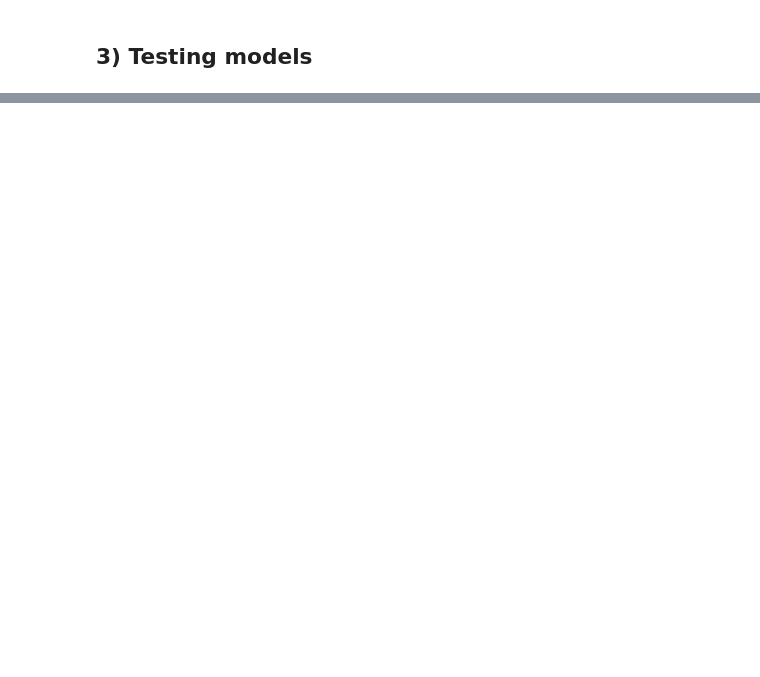
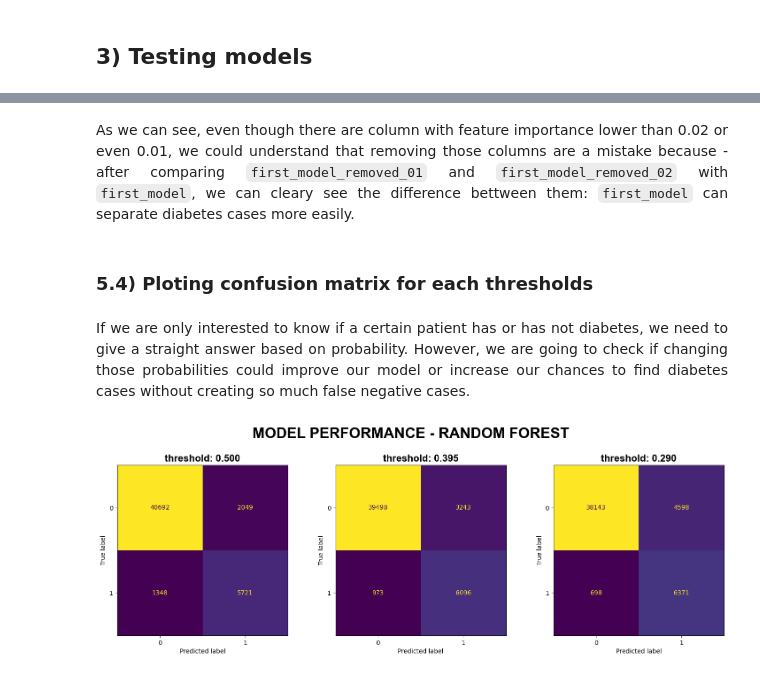
Before and after one commit to TulioInoue/diabetes_study, a Jupyter notebook: training.ipynb, the cells around one changed output, grey strips where cells are left out. Cells and saved outputs as stored; diff of their text form; code cells hidden in the pictures; blank space fills up the shorter version.

```diff
--- a/training.ipynb
+++ b/training.ipynb
@@ -334,0 +555,53 @@ cm_plot.plot()
+# %% [markdown]
+<p align="justify">As we can see, even though there are column with feature importance lower than 0.02 or even 0.01, we could understand that removing those columns are a mistake because - after comparing <code>first_model_removed_01</code> and <code>first_model_removed_02</code> with <code>first_model</code>, we can cleary see the difference bettween them: <code>first_model</code> can separate diabetes cases more easily.</p>
+# %% [markdown]
+### 5.4) Ploting confusion matrix for each thresholds
+# %% [markdown]
+<p align="justify">If we are only interested to know if a certain patient has or has not diabetes, we need to give a straight answer based on probability. However, we are going to check if changing those probabilities could improve our model or increase our chances to find diabetes cases without creating so much false negative cases.</p>
+# %%
+fig, ax = plt.subplots(
+    ncols = 3,
+    figsize = (18, 5),
+)
+
+y_pred_probs = model.predict_proba(x_test)[:, 1]
+
+fpr, tpr, thresholds = roc_curve(y_test, y_pred_probs)
+j_scores = tpr - fpr
+best_idx = np.argmax(j_scores)
+best_threshold = thresholds[best_idx]
+
+thresholds = [0.5, (best_threshold + 0.5)/2, best_threshold]
+
+for index, threshold in enumerate(thresholds):
+
+    y_pred_custom = (y_pred_probs >= threshold).astype(int)
+
+    cm_plot = ConfusionMatrixDisplay(
+        confusion_matrix = confusion_matrix(
+            y_true = y_test,
+            y_pred = y_pred_custom
+        ),
+    )
+
+    cm_plot.plot(
+        ax = ax[index],
+        colorbar = False
+    )
+    ax[index].set_title(
+        f"threshold: {threshold:.3f}",
+        fontsize = 16,
+        fontweight = "bold",
+        fontfamily = "arial"
+    )
+
+plt.suptitle(
+    t = "MODEL PERFORMANCE - RANDOM FOREST",
+    y = 1.05,
+    fontsize = 24,
+    fontweight = "bold",
+    fontfamily = "arial"
+)
+plt.show()
+# %% [output]
+[figure, added]
```
Also changed, not shown: parts of 50 cells of this notebook, 4 other files.
